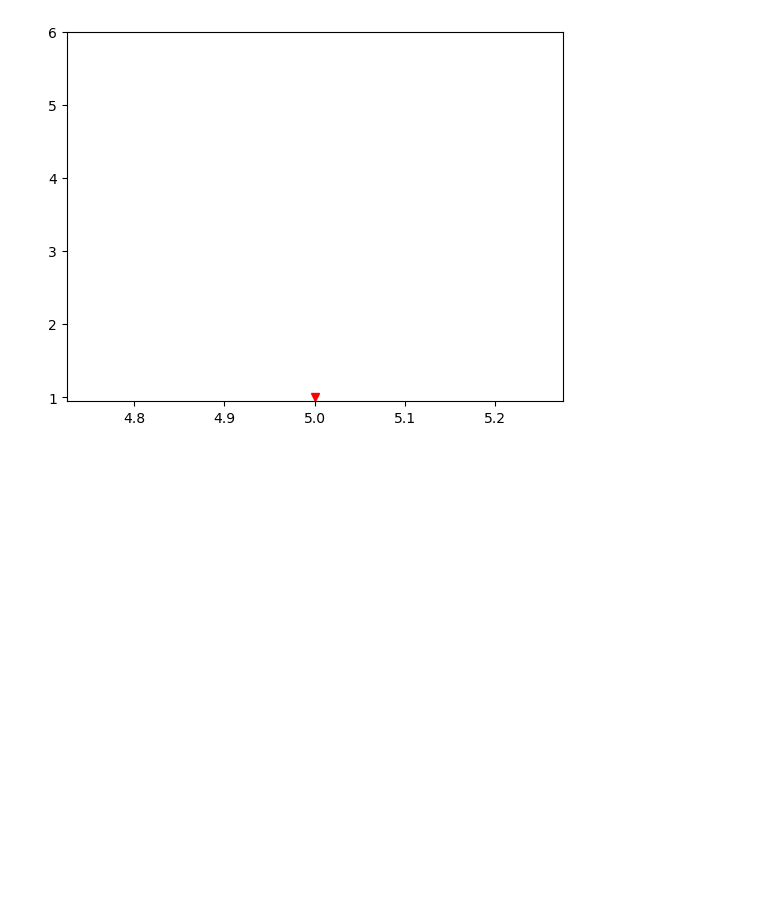
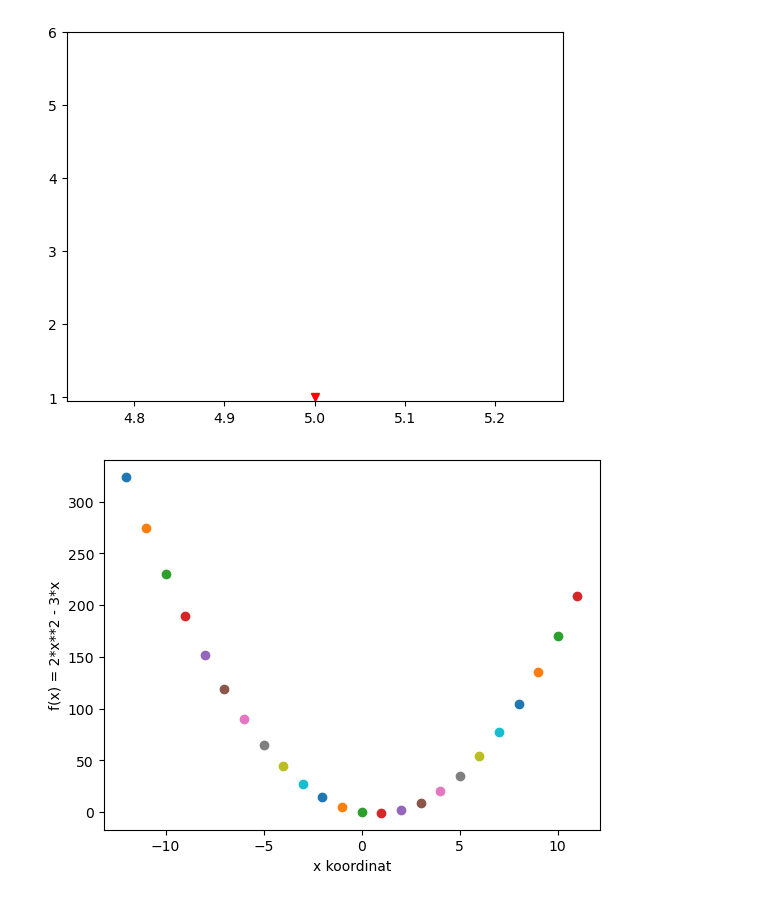
Before and after one commit to nailBestas/lispAi, a Jupyter notebook: 01_Python_Mathematics_and_Statistics/2_Mathematics/4-Graphing_and_visualization.ipynb, the cells around one changed output. Saved outputs shown, nothing was run; the diff lists cells and outputs as text; code cells hidden in the pictures; blank space fills up the shorter version.

Commit message:
Added example funtion to graphing and vusal

```diff
--- a/01_Python_Mathematics_and_Statistics/2_Mathematics/4-Graphing_and_visualization.ipynb
+++ b/01_Python_Mathematics_and_Statistics/2_Mathematics/4-Graphing_and_visualization.ipynb
@@ -39,3 +39,18 @@ plt.show()
 # %% [output]
 (np.float64(0.945), np.float64(1.0550000000000002))
 [figure]
+# %%
+# bir fonksiyon sorusu cozelim
+import sympy as sym # matematiksel gosterim icin sympy modulumuzu ekledik
+
+x = sym.symbols('x')
+y = 2*x**2 - 3*x
+
+for i in range(-12,12):
+    plt.plot(i,y.subs(x,i),'o')
+
+plt.xlabel('x koordinat')
+plt.ylabel(f'f(x) = {y}')
+plt.show()
+# %% [output]
+[figure, added]
```
